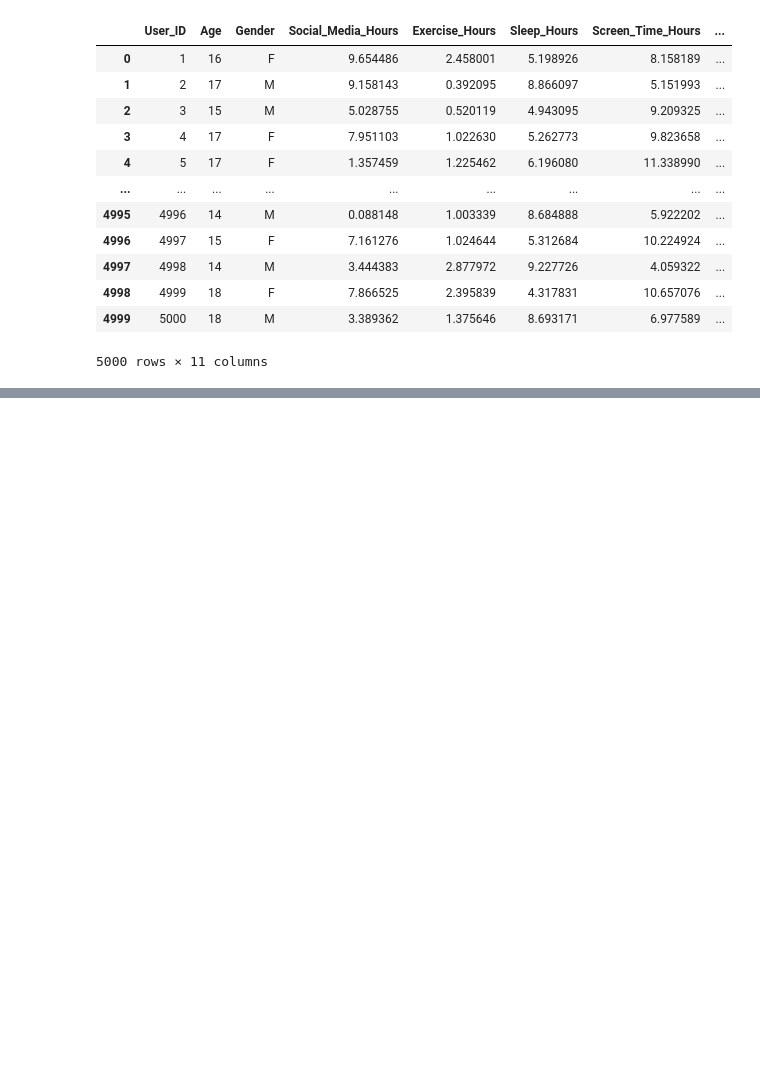
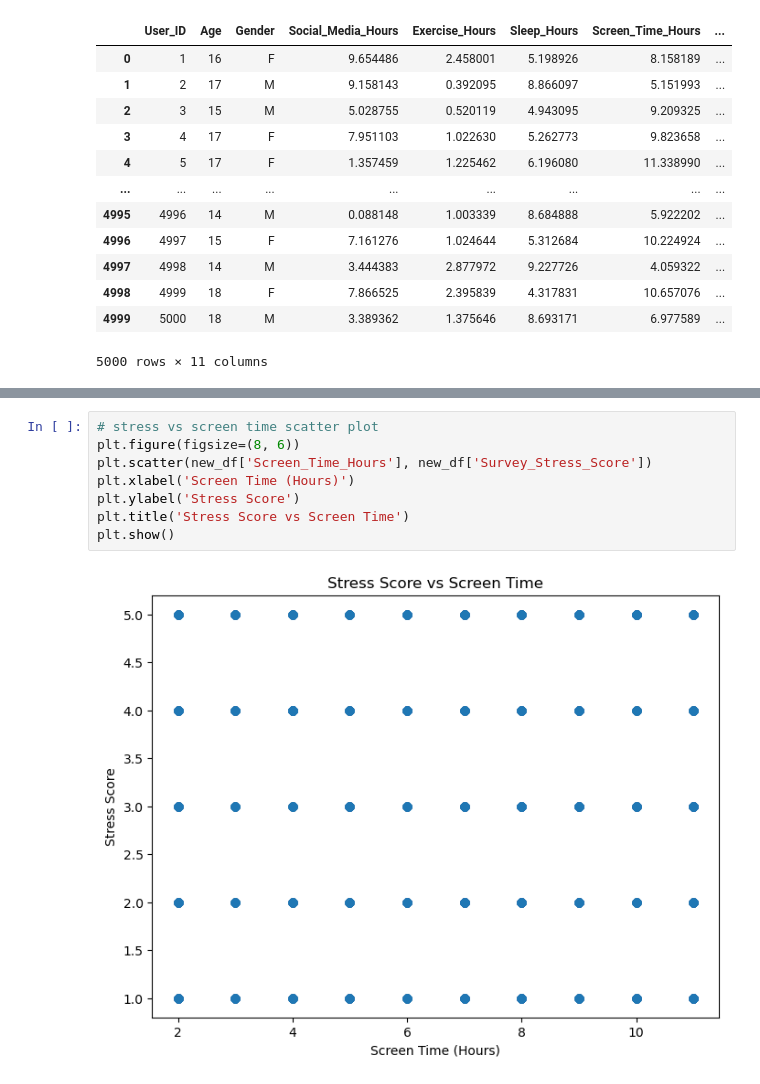
Before and after one commit to racheldrewu/2201FinalProject, a Jupyter notebook: screen_time_vs_mental_health_.ipynb, the cells around one changed output, grey strips where cells are left out. Cells and saved outputs as stored; diff of their text form; blank space fills up the shorter version.

```diff
--- a/screen_time_vs_mental_health_.ipynb
+++ b/screen_time_vs_mental_health_.ipynb
@@ -23,0 +143,10 @@ df = df.drop[wearable_Stress_Score]
+# %%
+# stress vs screen time scatter plot
+plt.figure(figsize=(8, 6))
+plt.scatter(new_df['Screen_Time_Hours'], new_df['Survey_Stress_Score'])
+plt.xlabel('Screen Time (Hours)')
+plt.ylabel('Stress Score')
+plt.title('Stress Score vs Screen Time')
+plt.show()
+# %% [output]
+[figure, added]
```
Also changed, not shown: parts of 21 cells of this notebook, 2 other files.
